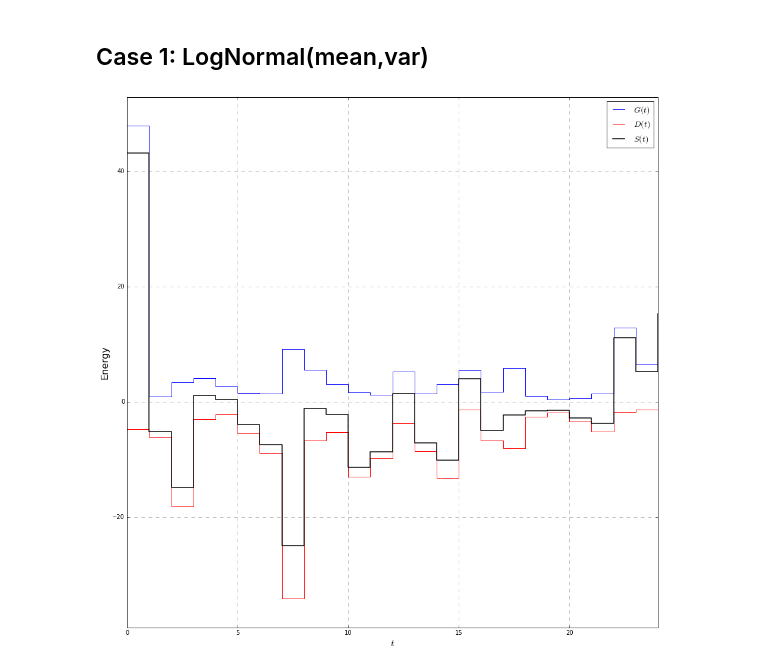
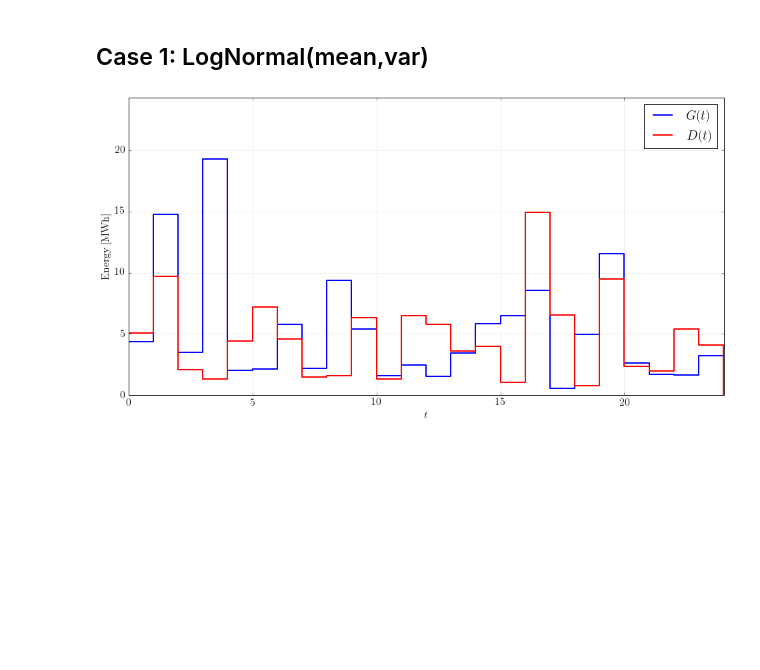
Before and after one commit to pedrohjn/simple-virtual-utility, a Jupyter notebook: Simple_Virtual_Utility.ipynb, the cells around one changed output. Cells and saved outputs as stored; diff of their text form; code cells hidden in the pictures; blank space fills up the shorter version.

```diff
--- a/Simple_Virtual_Utility.ipynb
+++ b/Simple_Virtual_Utility.ipynb
@@ -5,33 +5,41 @@
 # %%
 import numpy as np
 from matplotlib import pyplot as plt
+from __future__ import division
+from matplotlib import rc, rcParams
+# Make use of TeX
+plt.rc('text', usetex = True)
+# Change all fonts to 'Computer Modern'
+plt.rc('font', **{'family':'serif', 'serif':['Computer Modern']})
 
 #Generation distribution
-N_gen = np.random.lognormal(1,1,26)
+N_gen = np.random.lognormal(1.25,1,26)
 
 #Consumption distribution
 N_cons = np.zeros(26)
-mu = [1,1,1,1,1,1,1,1.5,1.5,1.5,1.25,1.25,1.25,1.25,1.25,1.25,1.5,1.75,1.75,1.75,1.5,1,1,1,1]
+mu = [1,1,1,0.75,0.75,1,1,1.25,1.25,1.25,1.25,1.25,1.25,1.25,1.25,1.25,1.5,1.75,1.75,1.75,1.5,1,1,1,1]
 var = [1,1,1,1,1,1,1,1.25,1.25,1,1,1,1,1,1,1,1.5,1.5,1.5,1.5,1.5,1,1,1,1]
 for i in range(0, 25):
     N_cons[i] = np.random.lognormal(mu[i]*1.25,0.75*var[i])
 
-#Surplus and deficit
-S= N_gen - N_cons
+#Balance: Surplus and deficit
+B = N_gen - N_cons
 
 #Plot them all
 y = list(range(0, 26))
-plt.figure(figsize=(16,16), dpi=1200)
+plt.figure(figsize=(16,8), dpi=600)
+plt.tick_params(labelsize = 16)
 plt.xlabel('$t$', fontsize=16)
-plt.ylabel('Energy', fontsize=16)
-plt.step(y,N_gen,'b', linewidth=1, label = "$G(t)$")
-plt.step(y,- N_cons,'r', linewidth=1, label = "$D(t)$")
-plt.step(y,S,'k', linewidth=1.5, label = "$S(t)$")
-plt.axis([0,24,-max(N_cons)-5,max(N_gen)+5])
-plt.grid(color='k', alpha=0.5, linestyle='dashed', linewidth=0.5)
-plt.legend( loc=1, fontsize=14)
+plt.ylabel('Energy [MWh]', fontsize=16)
+plt.step(y,N_gen,'b', linewidth=2, label = "$G(t)$")
+plt.step(y,N_cons,'r', linewidth=2, label = "$D(t)$")
+#plt.step(y,B,'k', linewidth=1.5, label = "$B(t)$")
+plt.axis([0,24+0.01,0*max(N_cons),max(N_gen)+5])
+plt.grid(color='k', alpha=0.5, linestyle='dotted', linewidth=0.5)
+plt.legend( loc=1, fontsize=20)
+plt.savefig('gen-dem.pdf', bbox_inches='tight', pad_inches=0.1, dpi=600)
 plt.show()
 # %% [output]
-[figure, old version]
+[figure, new version]
 # %%
 #Storage or generation
```
Also changed, not shown: parts of 5 cells of this notebook.
